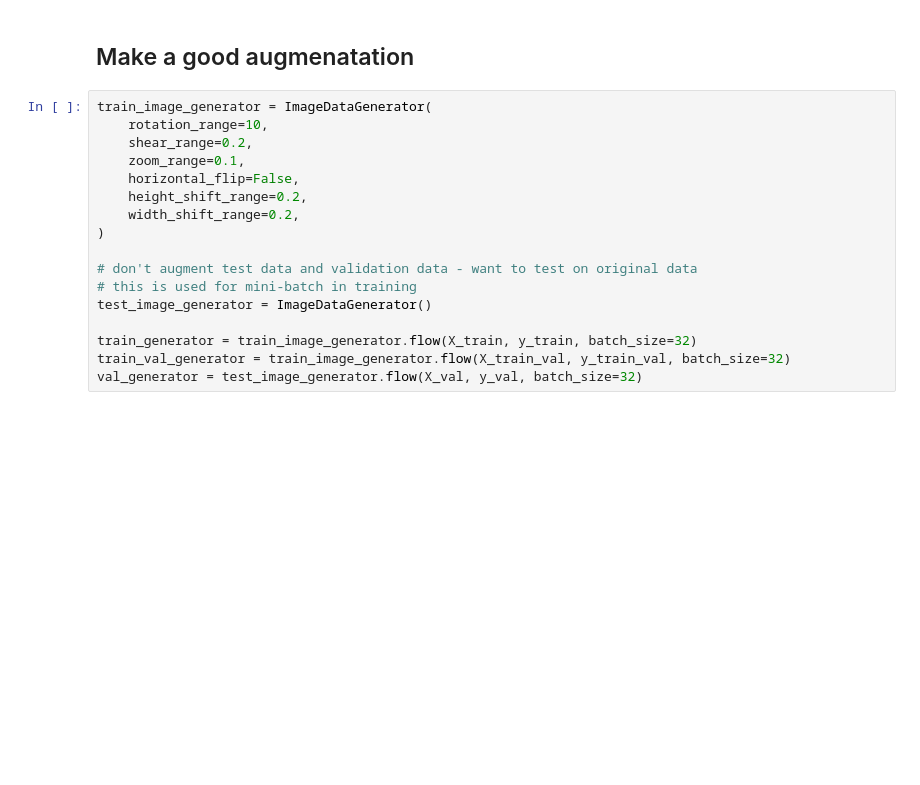
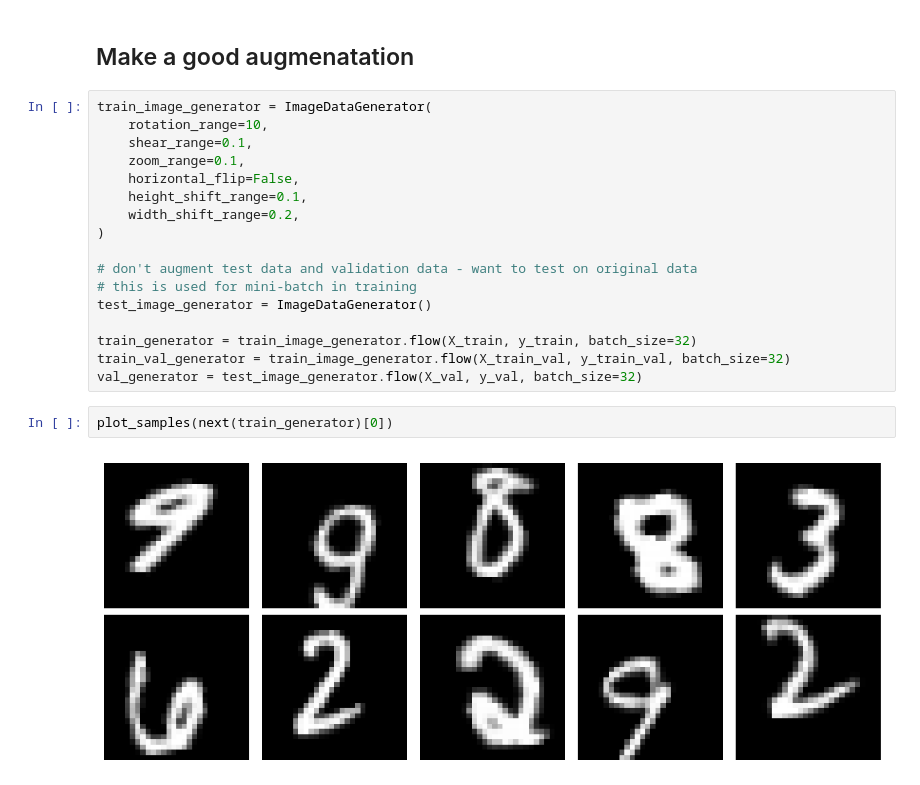
Before and after one commit to AIgineerAB/Artificial_Intelligence_HA24, a Jupyter notebook: code_alongs/Lec11_data_augmentation.ipynb, the cells around one changed output. Cells and saved outputs as stored; diff of their text form; blank space fills up the shorter version.

```diff
--- a/code_alongs/Lec11_data_augmentation.ipynb
+++ b/code_alongs/Lec11_data_augmentation.ipynb
@@ -125,10 +125,10 @@ plot_samples(next(train_generator)[0])
 # %%
 train_image_generator = ImageDataGenerator(
     rotation_range=10,
-    shear_range=0.2,
+    shear_range=0.1,
     zoom_range=0.1,
     horizontal_flip=False,
-    height_shift_range=0.2,
+    height_shift_range=0.1,
     width_shift_range=0.2,
 )
 
@@ -139,3 +139,7 @@ test_image_generator = ImageDataGenerator()
 train_generator = train_image_generator.flow(X_train, y_train, batch_size=32)
 train_val_generator = train_image_generator.flow(X_train_val, y_train_val, batch_size=32)
 val_generator = test_image_generator.flow(X_val, y_val, batch_size=32)
+# %%
+plot_samples(next(train_generator)[0])
+# %% [output]
+[figure, added]
```
